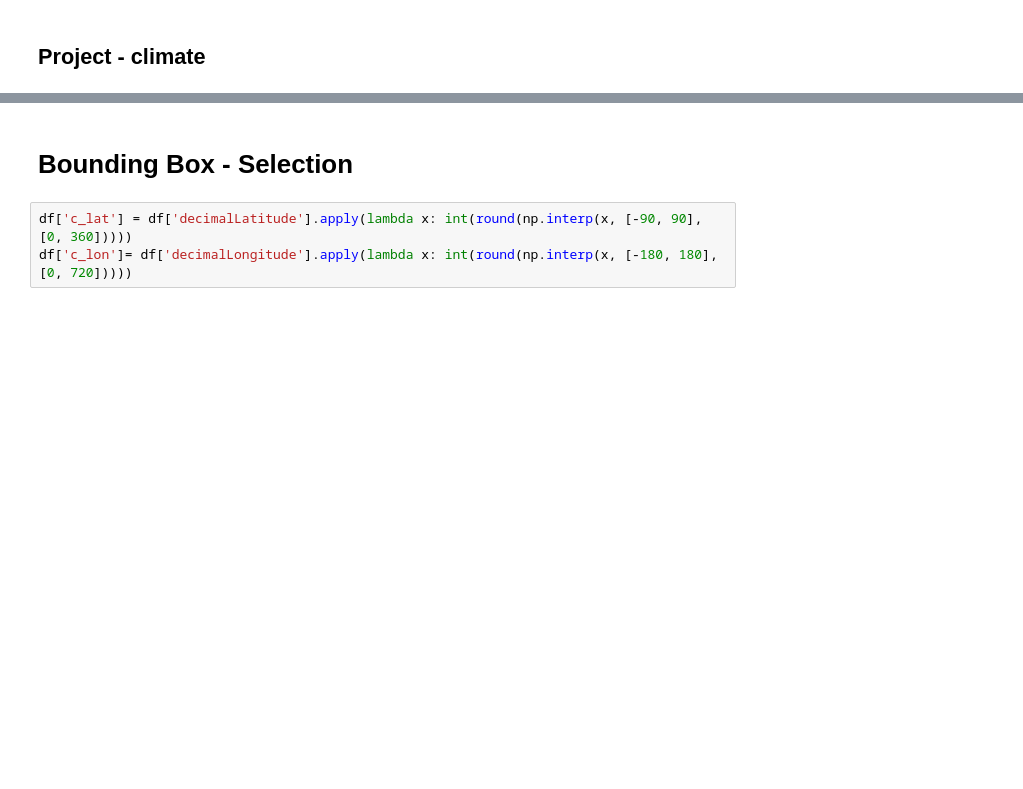
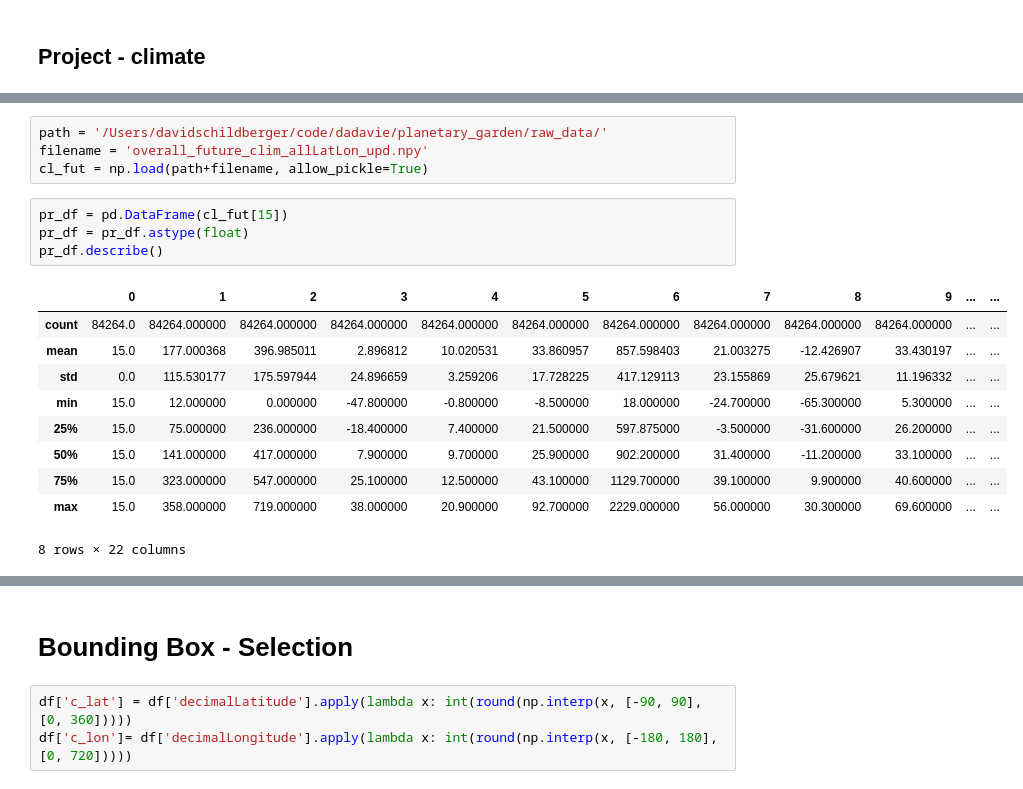
Before and after one commit to dadavie/planetary_garden, a Jupyter notebook: notebooks/Notebook_DavidSchildberger_Model.ipynb, the cells around one changed output, grey strips where cells are left out. Saved outputs shown, nothing was run; the diff lists cells and outputs as text; blank space fills up the shorter version.

```diff
--- a/notebooks/Notebook_DavidSchildberger_Model.ipynb
+++ b/notebooks/Notebook_DavidSchildberger_Model.ipynb
@@ -484,0 +453,19 @@ plt.show()
+# %%
+path = '/Users/davidschildberger/code/dadavie/planetary_garden/raw_data/'
+filename = 'overall_future_clim_allLatLon_upd.npy'
+cl_fut = np.load(path+filename, allow_pickle=True)
+# %%
+pr_df = pd.DataFrame(cl_fut[15])
+pr_df = pr_df.astype(float)
+pr_df.describe()
+# %% [output]
+|  | 0 | 1 | 2 | 3 | 4 | 5 | 6 | 7 | 8 | 9 | ... | ... |
+| count | 84264.0 | 84264.000000 | 84264.000000 | 84264.000000 | 84264.000000 | 84264.000000 | 84264.000000 | 84264.000000 | 84264.000000 | 84264.000000 | ... | ... |
+| mean | 15.0 | 177.000368 | 396.985011 | 2.896812 | 10.020531 | 33.860957 | 857.598403 | 21.003275 | -12.426907 | 33.430197 | ... | ... |
+| std | 0.0 | 115.530177 | 175.597944 | 24.896659 | 3.259206 | 17.728225 | 417.129113 | 23.155869 | 25.679621 | 11.196332 | ... | ... |
+| min | 15.0 | 12.000000 | 0.000000 | -47.800000 | -0.800000 | -8.500000 | 18.000000 | -24.700000 | -65.300000 | 5.300000 | ... | ... |
+| 25% | 15.0 | 75.000000 | 236.000000 | -18.400000 | 7.400000 | 21.500000 | 597.875000 | -3.500000 | -31.600000 | 26.200000 | ... | ... |
+| 50% | 15.0 | 141.000000 | 417.000000 | 7.900000 | 9.700000 | 25.900000 | 902.200000 | 31.400000 | -11.200000 | 33.100000 | ... | ... |
+| 75% | 15.0 | 323.000000 | 547.000000 | 25.100000 | 12.500000 | 43.100000 | 1129.700000 | 39.100000 | 9.900000 | 40.600000 | ... | ... |
+| max | 15.0 | 358.000000 | 719.000000 | 38.000000 | 20.900000 | 92.700000 | 2229.000000 | 56.000000 | 30.300000 | 69.600000 | ... | ... |
+8 rows × 22 columns
```
Also changed, not shown: parts of 29 cells of this notebook.
